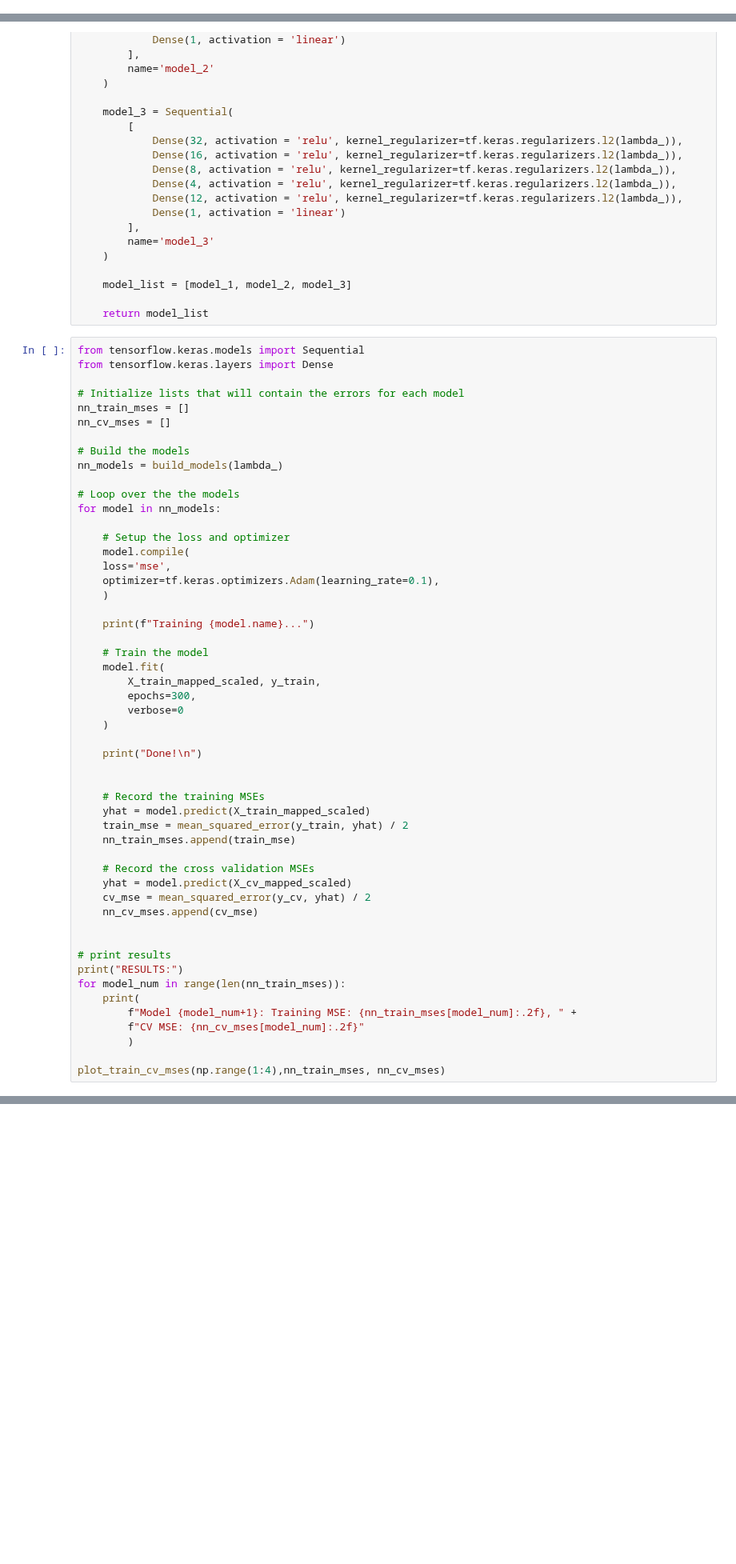
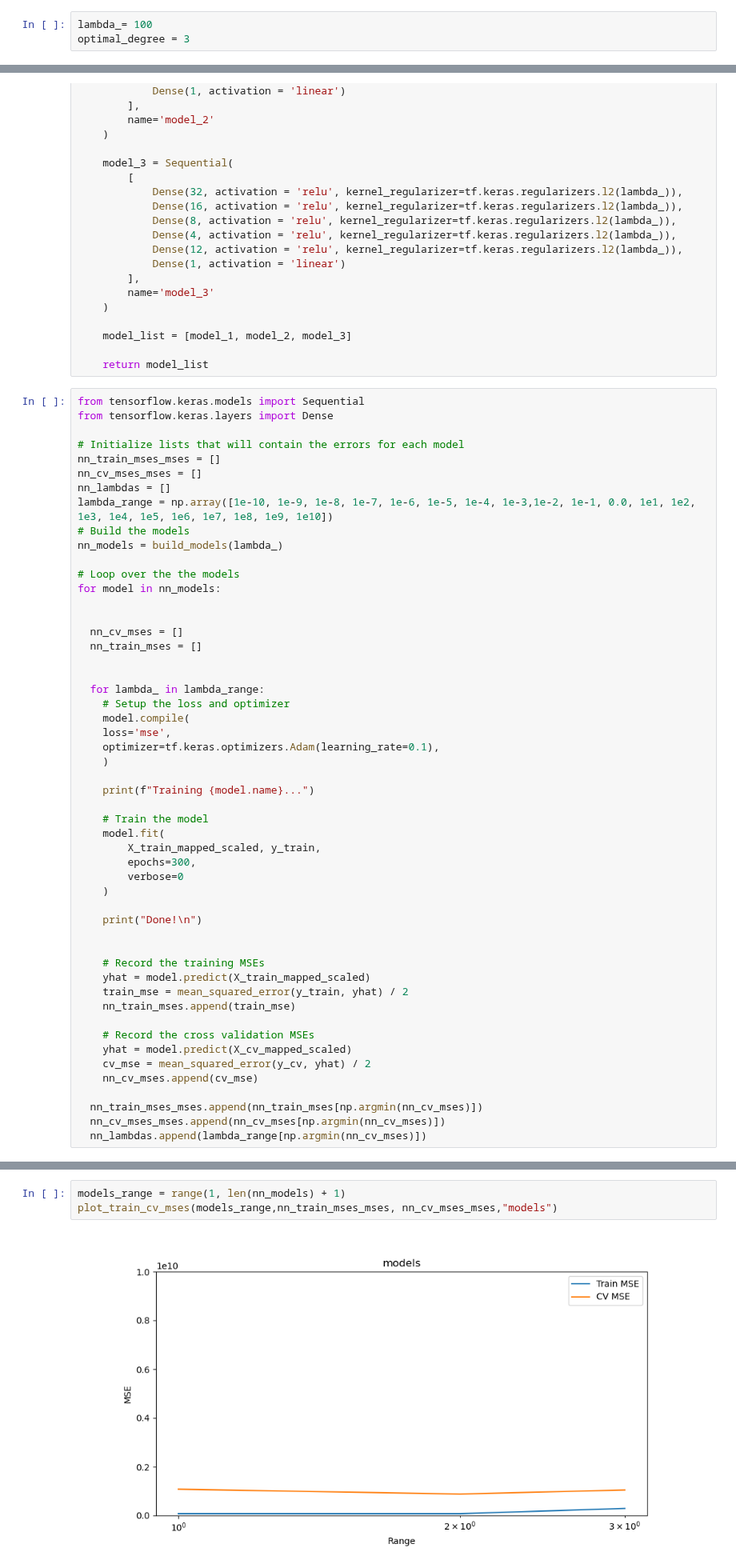
Before and after one commit to sasindumal/House-Prices---Advanced-Regression-Techniques--, a Jupyter notebook: House Prices - Advanced Regression Techniques.ipynb, the cells around one changed output, grey strips where cells are left out. Shown at 80% size. Saved outputs shown, nothing was run; the diff lists cells and outputs as text; blank space fills up the shorter version.

```diff
--- a/House Prices - Advanced Regression Techniques.ipynb
+++ b/House Prices - Advanced Regression Techniques.ipynb
@@ -428,3 +426,6 @@ optimal_degree = 2
+# %%
+lambda_= 100
+optimal_degree = 3
 # %%
 lambda_ = float(lambda_)
 degree = int(optimal_degree)
@@ -530,15 +531,22 @@ from tensorflow.keras.models import Sequential
 from tensorflow.keras.layers import Dense
 
 # Initialize lists that will contain the errors for each model
-nn_train_mses = []
-nn_cv_mses = []
-
+nn_train_mses_mses = []
+nn_cv_mses_mses = []
+nn_lambdas = []
+lambda_range = np.array([1e-10, 1e-9, 1e-8, 1e-7, 1e-6, 1e-5, 1e-4, 1e-3,1e-2, 1e-1, 0.0, 1e1, 1e2, 1e3, 1e4, 1e5, 1e6, 1e7, 1e8, 1e9, 1e10])
 # Build the models
 nn_models = build_models(lambda_)
 
 # Loop over the the models
 for model in nn_models:
 
+
+  nn_cv_mses = []
+  nn_train_mses = []
+
+
+  for lambda_ in lambda_range:
     # Setup the loss and optimizer
     model.compile(
     loss='mse',
@@ -567,14 +575,7 @@ for model in nn_models:
     cv_mse = mean_squared_error(y_cv, yhat) / 2
     nn_cv_mses.append(cv_mse)
 
-
-# print results
-print("RESULTS:")
-for model_num in range(len(nn_train_mses)):
-    print(
-        f"Model {model_num+1}: Training MSE: {nn_train_mses[model_num]:.2f}, " +
-        f"CV MSE: {nn_cv_mses[model_num]:.2f}"
-        )
-
-plot_train_cv_mses(np.range(1:4),nn_train_mses, nn_cv_mses)
+  nn_train_mses_mses.append(nn_train_mses[np.argmin(nn_cv_mses)])
+  nn_cv_mses_mses.append(nn_cv_mses[np.argmin(nn_cv_mses)])
+  nn_lambdas.append(lambda_range[np.argmin(nn_cv_mses)])
 # %% [output]
@@ -823,0 +611,5 @@ In this lab, you practiced evaluating a model's performance and choosing between
+# %%
+models_range = range(1, len(nn_models) + 1)
+plot_train_cv_mses(models_range,nn_train_mses_mses, nn_cv_mses_mses,"models")
+# %% [output]
+[figure, added]
```
Also changed, not shown: parts of 37 cells of this notebook, 1 other file.
